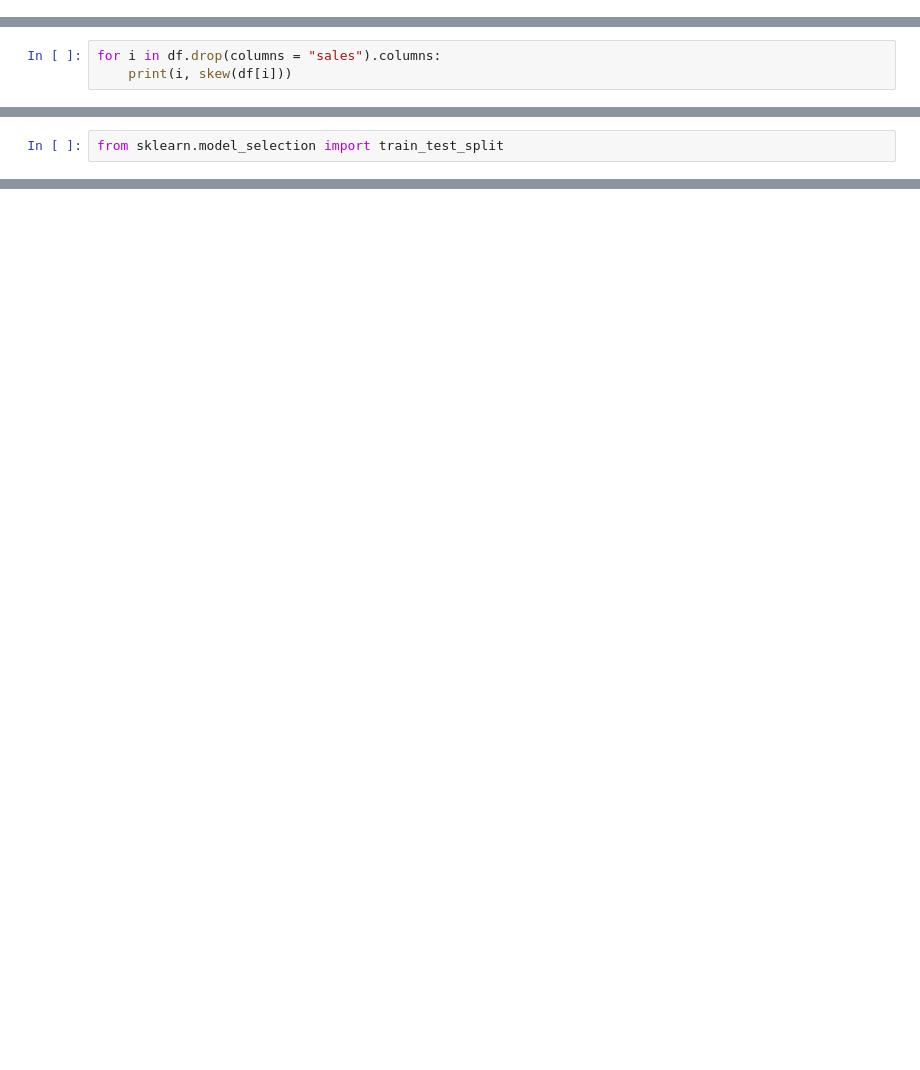
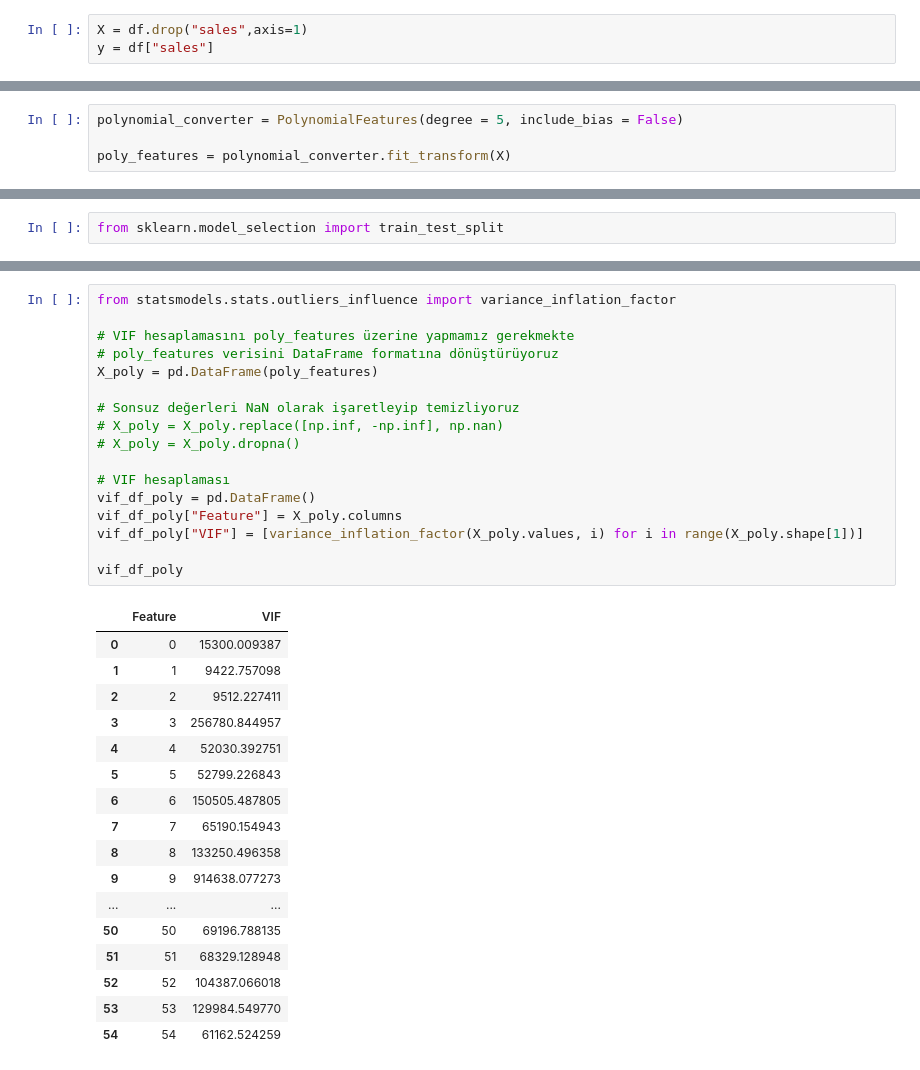
Before and after one commit to TarlanShukur/ML, a Jupyter notebook: ml.ipynb, the cells around one changed output, grey strips where cells are left out. Cells and saved outputs as stored; diff of their text form; blank space fills up the shorter version.

```diff
--- a/ml.ipynb
+++ b/ml.ipynb
@@ -27,0 +22,3 @@ df
+# %%
+X = df.drop("sales",axis=1)
+y = df["sales"]
@@ -28 +27,5 @@ df
+# %%
+polynomial_converter = PolynomialFeatures(degree = 5, include_bias = False)
+
+poly_features = polynomial_converter.fit_transform(X)
 # %%
@@ -130,3 +34,0 @@ from scipy.stats import skew
-# %%
-for i in df.drop(columns = "sales").columns:
-    print(i, skew(df[i]))
@@ -197,0 +173,35 @@ from sklearn.model_selection import train_test_split
+# %%
+from statsmodels.stats.outliers_influence import variance_inflation_factor
+
+# VIF hesaplamasını poly_features üzerine yapmamız gerekmekte
+# poly_features verisini DataFrame formatına dönüştürüyoruz
+X_poly = pd.DataFrame(poly_features)
+
+# Sonsuz değerleri NaN olarak işaretleyip temizliyoruz
+# X_poly = X_poly.replace([np.inf, -np.inf], np.nan)
+# X_poly = X_poly.dropna()
+
+# VIF hesaplaması
+vif_df_poly = pd.DataFrame()
+vif_df_poly["Feature"] = X_poly.columns
+vif_df_poly["VIF"] = [variance_inflation_factor(X_poly.values, i) for i in range(X_poly.shape[1])]
+
+vif_df_poly
+# %% [output]
+|  | Feature | VIF |
+| 0 | 0 | 15300.009387 |
+| 1 | 1 | 9422.757098 |
+| 2 | 2 | 9512.227411 |
+| 3 | 3 | 256780.844957 |
+| 4 | 4 | 52030.392751 |
+| 5 | 5 | 52799.226843 |
+| 6 | 6 | 150505.487805 |
+| 7 | 7 | 65190.154943 |
+| 8 | 8 | 133250.496358 |
+| 9 | 9 | 914638.077273 |
+| ... | ... | ... |
+| 50 | 50 | 69196.788135 |
+| 51 | 51 | 68329.128948 |
+| 52 | 52 | 104387.066018 |
+| 53 | 53 | 129984.549770 |
+| 54 | 54 | 61162.524259 |
```
Also changed, not shown: parts of 82 cells of this notebook, 1 other file.
